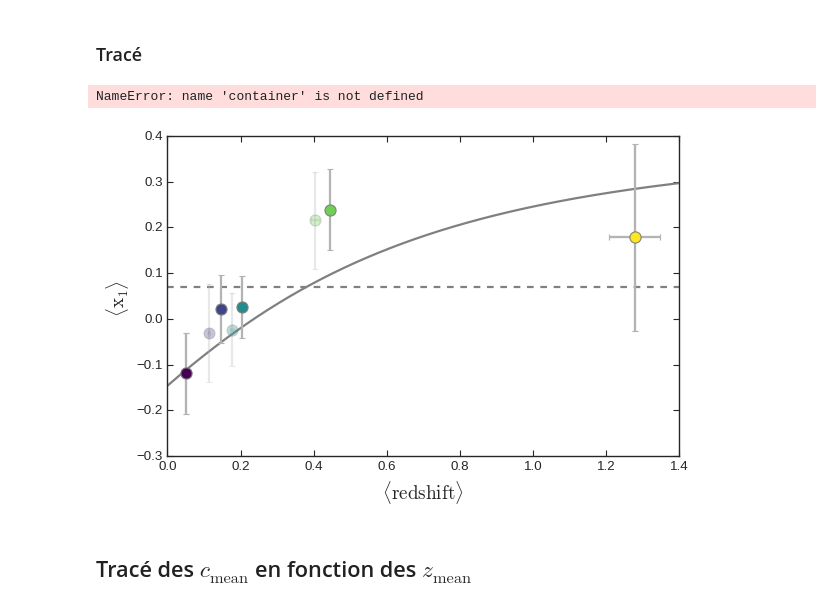
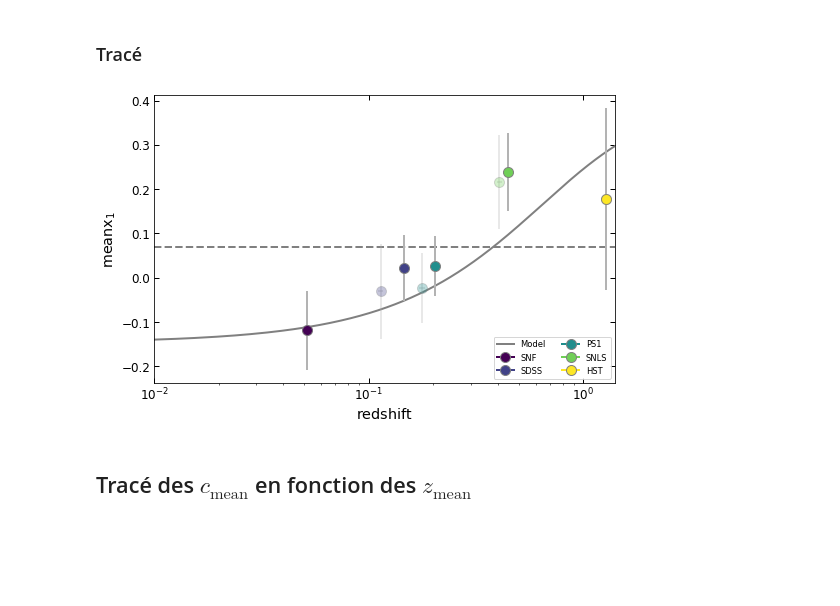
Before and after one commit to Nora-n/variaIa, a Jupyter notebook: notebooks/draft_plots_simple_maglim.ipynb, the cells around one changed output. Cells and saved outputs as stored; diff of their text form; code cells hidden in the pictures; blank space fills up the shorter version.

```diff
--- a/notebooks/draft_plots_simple_maglim.ipynb
+++ b/notebooks/draft_plots_simple_maglim.ipynb
@@ -140,14 +140,14 @@ c_zcuts = dict()
 c_err_zcuts = dict()
 
 for survey in surveys[1:]:
-    zmax_cuts[survey] = np.where(surv[survey].zCMB.values < z_max[survey][0])
+    zmax_cuts[survey] = np.where(surv[survey].zCMB.values < z_max[survey][1])
     z_zcuts[survey] = surv[survey].zCMB.values[zmax_cuts[survey]]
     x1_zcuts[survey] = surv[survey].x1.values[zmax_cuts[survey]]
     x1_err_zcuts[survey] = surv[survey].x1ERR.values[zmax_cuts[survey]]
     c_zcuts[survey] = surv[survey].c.values[zmax_cuts[survey]]
     c_err_zcuts[survey] = surv[survey].cERR.values[zmax_cuts[survey]]
 
-zmax_cuts['SNF'] = np.where(surv['SNF']['host.zcmb'].values < z_max['SNF'][0])
+zmax_cuts['SNF'] = np.where(surv['SNF']['host.zcmb'].values < z_max['SNF'][1])
 z_zcuts['SNF'] = surv['SNF']['host.zcmb'].values[zmax_cuts['SNF']]
 x1_zcuts['SNF'] = surv['SNF']['salt2.X1'].values[zmax_cuts['SNF']]
 x1_err_zcuts['SNF'] = surv['SNF']['salt2.X1.err'].values[zmax_cuts['SNF']]
@@ -1075,44 +1065,40 @@ prop = dict(marker="o", ms=10, ecolor="0.7", lw=2, mew=1, mec="0.5", zorder=5)
 for survey in surveys:
     ax.errorbar(z_mean[survey], x1_mean[survey],
                 xerr = z_std[survey]/np.sqrt(len(z_zcuts[survey])),
                 yerr = x1_std[survey]/np.sqrt(len(x1_zcuts[survey])),
                 color = colors[survey], label = survey, **prop)
     ax.errorbar(z_inf_mean[survey], x1_inf_mean[survey],
                 xerr = z_inf_std[survey]/np.sqrt(len(z_zinfcuts[survey])),
                 yerr = x1_inf_std[survey]/np.sqrt(len(x1_zinfcuts[survey])),
                 color = colors[survey], **prop,
                 alpha=.3)
 
 #ax.plot(zz, np.mean(x1_z, axis=1), color="0.7", zorder=2, label="BiGaussianModel")
 ax.axhline(np.mean(list(x1_mean.values())), lw=2, ls="--", color="0.5")
 
 zz = np.linspace(0,1.4,1000)
 
 ax.plot(zz, age_law_snf(zz),
         color="0.5", lw=2, label='Model')
 
 ax.tick_params(direction = 'in',
                length = 5, width = 1,
                labelsize = 12,
                top = True, right = True)
 
-ax.set_xlabel(r"$\langle\mathrm{redshift} \rangle$ ", fontsize="x-large")
-ax.set_ylabel(r"$\langle\mathrm{x}_1 \rangle$ ", fontsize="x-large")
+ax.set_xlabel(r"$\mathrm{redshift}$ ", fontsize="x-large")
+ax.set_ylabel(r"$\mathrm{mean x}_1$ ", fontsize="x-large")
 
+ax.set_xlim(0.01, 1.4)
+ax.set_xscale('log')
 #ax.set_ylim(-0.3, 0.4)
 
-# get handles
-handles, labels = ax.get_legend_handles_labels()
-# remove the errorbars
-handles = [h[0] if isinstance(h, container.ErrorbarContainer) else h for h in handles]
-# use them in the legend
-ax.legend(handles, labels, loc='lower right',ncol=2, fontsize="small")
+ax.legend(loc='lower right',ncol=2, fontsize="small")
 
 fig=plt.gcf()
-#fig.savefig('../../../Images/stretchevol_model_maglim-cuts.pdf')
+fig.savefig('../../../Images/stretchevol_model_maglim-cuts.pdf', bbox_inches='tight')
 # %% [output]
-NameError: name 'container' is not defined
-[figure, old version]
+[figure, new version]
 # %% [markdown]
 ## Tracé des $c_{\text{mean}}$ en fonction des $z_{\text{mean}}$
 # %%
```
Also changed, not shown: parts of 11 cells of this notebook, 3 other files.
